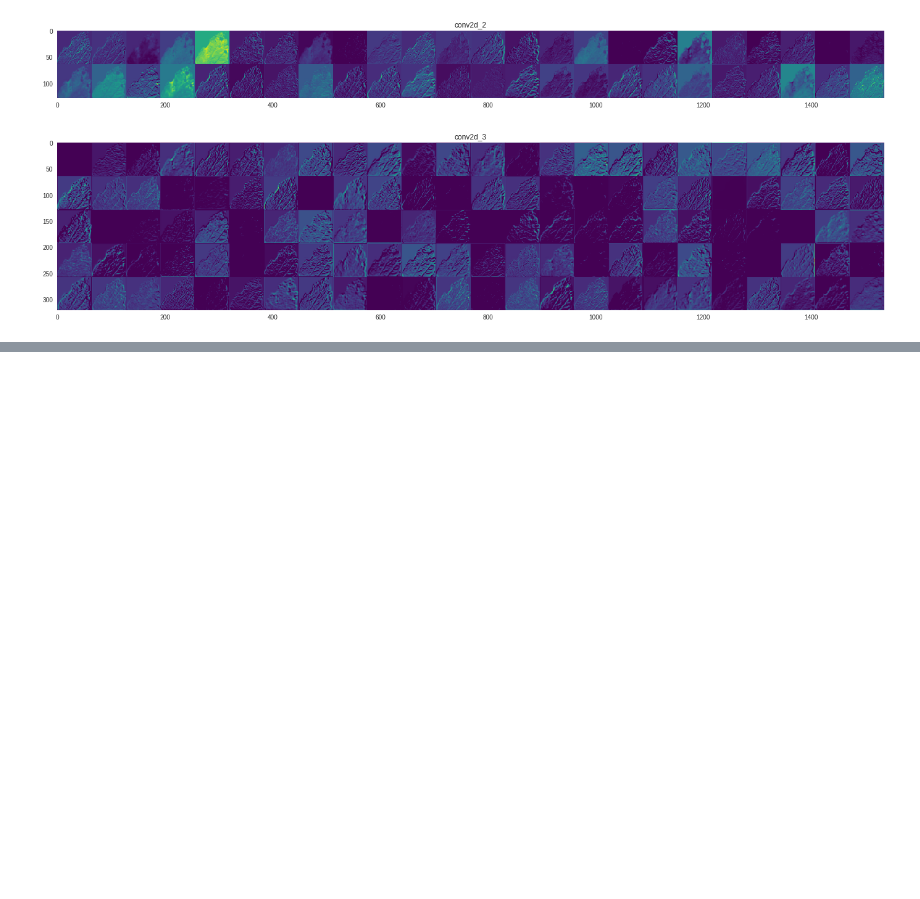
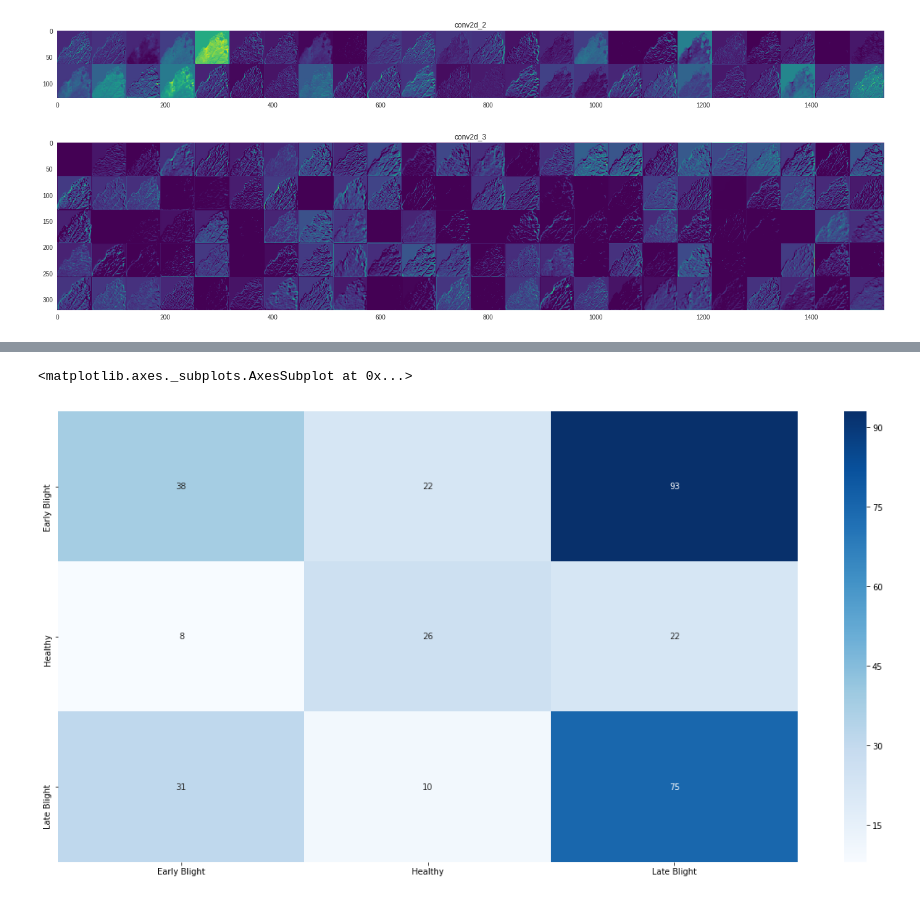
Before and after one commit to Praneet9/Plant_Monitor, a Jupyter notebook: Praneet/Potatoes_Test/Transfer_Learning/VGG16/Plant_Monitoring_vgg16.ipynb, the cells around one changed output, grey strips where cells are left out. Drawn from its saved outputs; the diff is of its cells as text; code cells hidden in the pictures; blank space fills up the shorter version.

```diff
--- a/Praneet/Potatoes_Test/Transfer_Learning/VGG16/Plant_Monitoring_vgg16.ipynb
+++ b/Praneet/Potatoes_Test/Transfer_Learning/VGG16/Plant_Monitoring_vgg16.ipynb
@@ -323,0 +334,14 @@ for layer_name, layer_activation in zip(layer_names, activations): # Displays th
+# %%
+label_dictionary = {0: 'Early Blight', 1: 'Healthy', 2: 'Late Blight'}
+
+json_file = open('models/model.json', 'r')
+loaded_model_json = json_file.read()
+json_file.close()
+model = model_from_json(loaded_model_json)
+model.load_weights("models/model.h5")
+# %%
+img_rows = 128
+img_cols = 128
+num_channels = 3
+epochs = 50
+num_classes = 3
@@ -323,0 +421,9 @@ for layer_name, layer_activation in zip(layer_names, activations): # Displays th
+# %%
+Y_pred = model.predict_generator(real_world_data, real_world_data.samples // real_world_data.batch_size + 1)
+y_pred = np.argmax(Y_pred, axis=1)
+# print('******************Confusion Matrix******************')
+c_mat = confusion_matrix(real_world_data.classes, y_pred)
+print('******************Classification Report******************')
+target_names = ['Early Blight','Healthy','Late Blight']
+cls_report = classification_report(real_world_data.classes, y_pred, target_names=target_names)
+print(cls_report)
@@ -323,0 +441,9 @@ for layer_name, layer_activation in zip(layer_names, activations): # Displays th
+# %%
+# c_mat = np.array(c_mat, dtype = np.int64)
+df_cm = pd.DataFrame(c_mat, index = [i for i in target_names],
+                  columns = [i for i in target_names])
+plt.figure(figsize = (20,10))
+sn.heatmap(df_cm, annot=True,cmap='Blues', fmt='g')
+# %% [output]
+<matplotlib.axes._subplots.AxesSubplot at 0x...>
+[figure, added]
```
Also changed, not shown: parts of 9 cells of this notebook.
